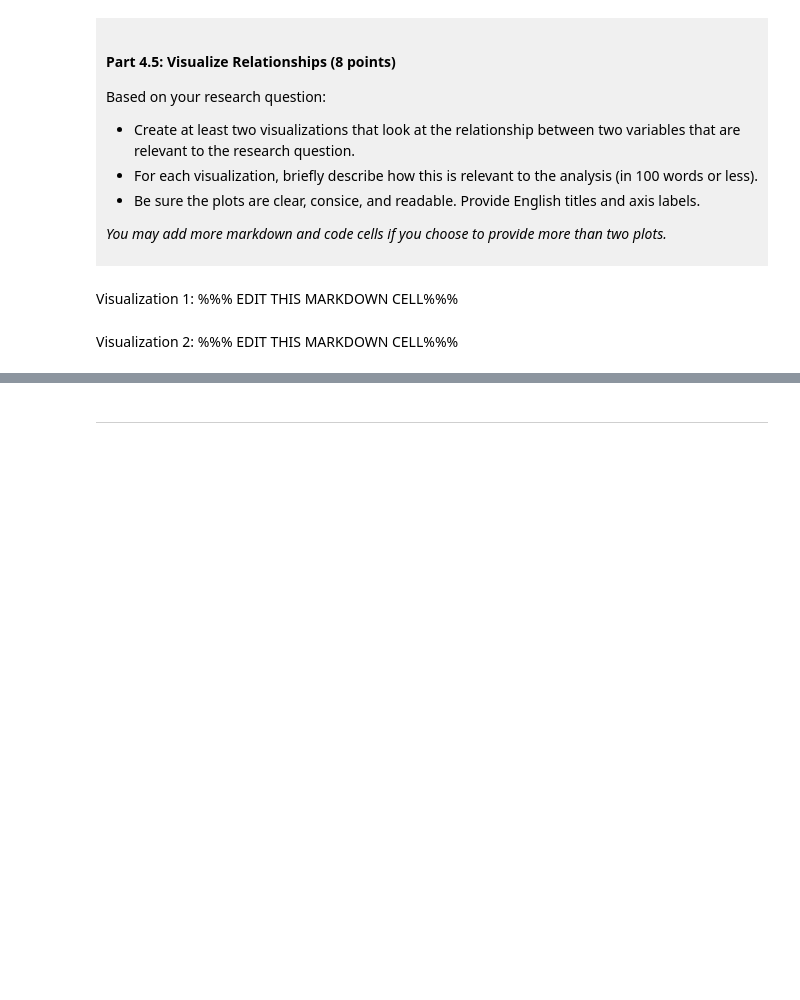
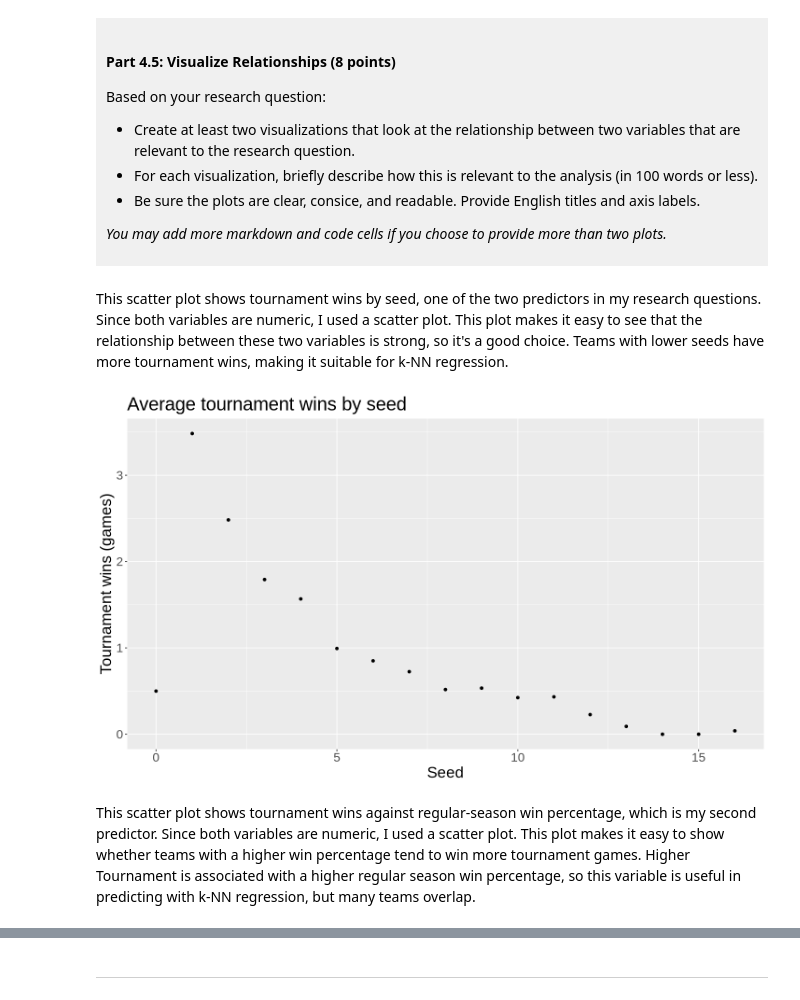
Before and after one commit to youngfsd/dsci-100-project-fateh-dhatt, a Jupyter notebook: dsci-100-project-notebook.ipynb, the cells around one changed output, grey strips where cells are left out. Drawn from its saved outputs; the diff is of its cells as text; code cells hidden in the pictures; blank space fills up the shorter version.

```diff
--- a/dsci-100-project-notebook.ipynb
+++ b/dsci-100-project-notebook.ipynb
@@ -312,9 +377,24 @@ Based on your research question:
 *You may add more markdown and code cells if you choose to provide more than two plots.*
 </div>
 # %% [markdown]
-Visualization 1: %%% EDIT THIS MARKDOWN CELL%%%
+This scatter plot shows tournament wins by seed, one of the two predictors in my research questions. Since both variables are numeric, I used a scatter plot. This plot makes it easy to see that the relationship between these two variables is strong, so it's a good choice. Teams with lower seeds have more tournament wins, making it suitable for k-NN regression.
 # %%
-### EDIT THIS CODE CELL FOR VISUALIZATION 1###
+options(repr.plot.width = 12, repr.plot.height = 7)
+
+seeds_mean <- women_tidy |>
+    group_by(seed) |>
+    summarize(mean_tourney_wins = mean(tourney_wins))
+
+seed_plot <- ggplot(seeds_mean, aes(x = seed, y = mean_tourney_wins)) +
+    geom_point() +
+    labs(x = "Seed",
+         y = "Tournament wins (games)",
+         title = "Average tournament wins by seed")+
+      theme(text = element_text(size = 20))
+
+seed_plot
+# %% [output]
+[figure, added]
 # %% [markdown]
-Visualization 2: %%% EDIT THIS MARKDOWN CELL%%%
+This scatter plot shows tournament wins against regular-season win percentage, which is my second predictor. Since both variables are numeric, I used a scatter plot. This plot makes it easy to show whether teams with a higher win percentage tend to win more tournament games. Higher Tournament is associated with a higher regular season win percentage, so this variable is useful in predicting with k-NN regression, but many teams overlap.
 # %%
```
Also changed, not shown: parts of 8 cells of this notebook.
